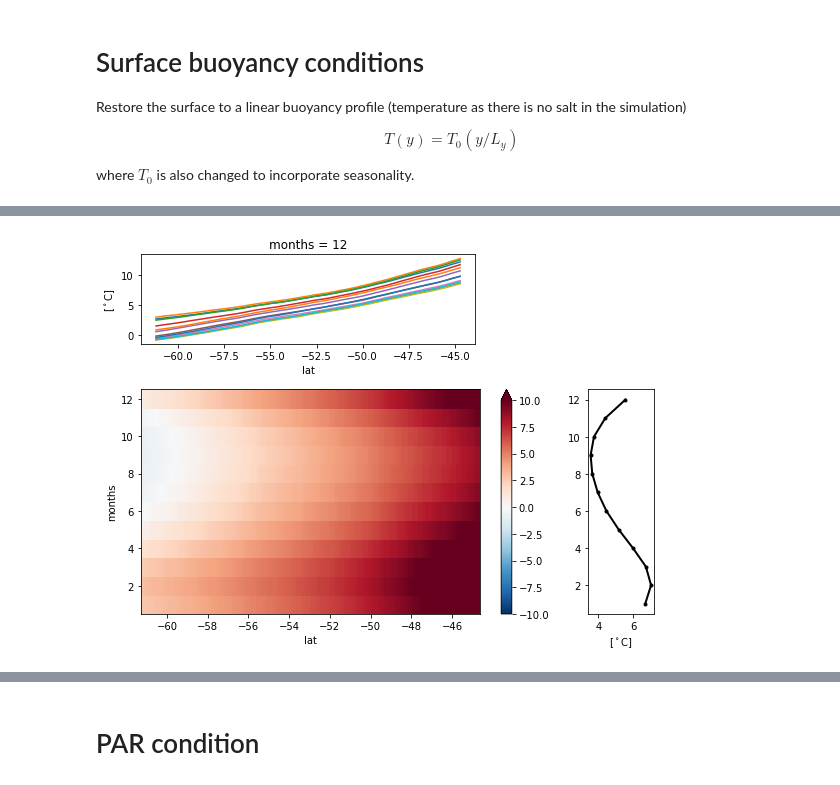
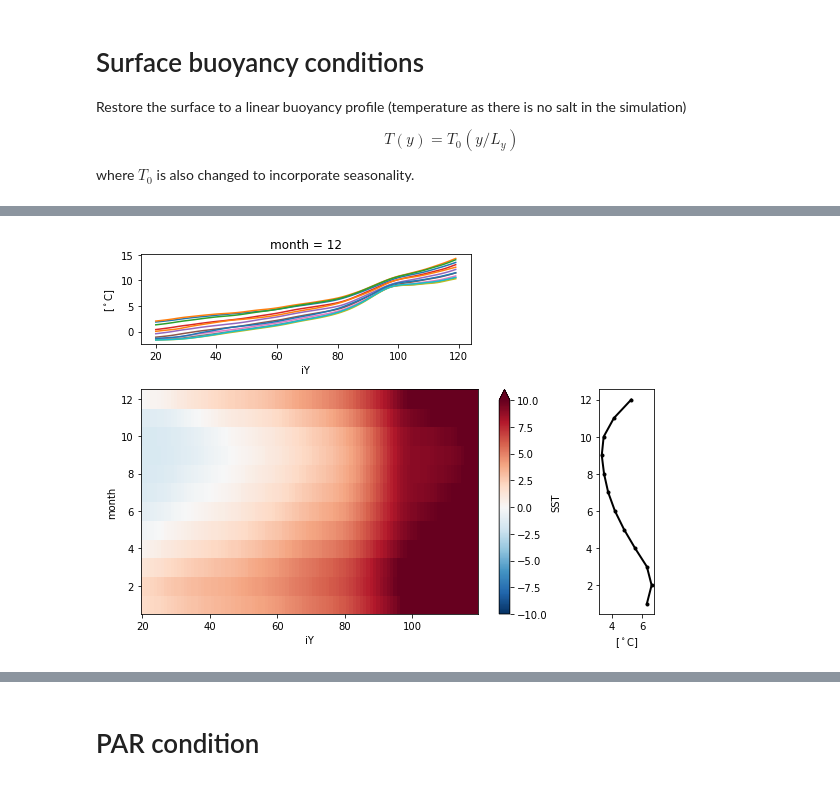
Before and after one commit to liutongya/3D2804, a Jupyter notebook: notebooks/input_10km_run.ipynb, the cells around one changed output, grey strips where cells are left out. Saved outputs shown, nothing was run; the diff lists cells and outputs as text; code cells hidden in the pictures.

```diff
--- a/notebooks/input_10km_run.ipynb
+++ b/notebooks/input_10km_run.ipynb
@@ -83,7 +92,8 @@ tau = np.zeros([ny,nx])
 # also make sure that the wind profile looks the same in all the runs with different resolution.
 
 dy = yc[1,1] - yc[0,1]
-tau = tau0.data[:,np.newaxis,np.newaxis]*(np.sin(np.pi* (yc)/(Ly))**2) # slightly squeezed wind profile to account
+tau_realistic = tau0.data[:,np.newaxis,np.newaxis]*(np.sin(np.pi* (yc)/(Ly))**2) # slightly squeezed wind profile to account
+tau = tau_ideal[:,np.newaxis,np.newaxis]*(np.sin(np.pi* (yc)/(Ly))**2)
 # for the presence of land cell at the southern most grid cell.
 # %%
 colors = ['g','y','orange','brown','r','m','pink','purple','indigo','b','c','olive']
@@ -143,0 +173,16 @@ Tvar[:,20:].plot()
+# %%
+sst = sst_n[:,np.newaxis] + np.linspace(-10.,0.,num=ny)[np.newaxis,:]
+# sst = np.zeros((12,ny))
+# mid = int(.5*ny)
+# thfr = int(.75*ny)
+# for i in range(12):
+#     sst[i,:mid+1] = np.linspace(sst_s[i],sst_m[i],mid+1)
+#     sst[i,mid:thfr+1] = np.linspace(sst_m[i],8.5,thfr-mid+1)
+#     sst[i,thfr:] = np.linspace(8.5,sst_n[i],ny-thfr,endpoint=False)
+# sst_lin = sst.copy()
+# sst[:,125:166] += np.linspace(0,-1.25,num=41)
+# sst[:,166:176] += np.linspace(-1.25,0,num=11)[1:]
+
+fig, ax = plt.subplots()
+cax = ax.pcolormesh(sst)
+fig.colorbar(cax)
@@ -143,0 +196,16 @@ Tvar[:,20:].plot()
+# %%
+fig = plt.figure(figsize=(7,6))
+gs = gridspec.GridSpec(nrows=3,ncols=5)
+ax1 = plt.subplot(gs[0,:4])
+ax2 = plt.subplot(gs[1:,:4])
+ax3 = plt.subplot(gs[1:,4:])
+for i in range(12):
+    ax1.plot(sst[i])
+ax1.plot(range(200),7.05*np.ones(200), 'k--')
+# ax1.plot(range(200),8.*np.ones(200), 'k--')
+ax1.set_ylabel(r'[$^\circ$C]')
+ax2.pcolormesh(range(200),range(1,13),sst[:], vmax=1.2e1, rasterized=True)
+ax3.plot(sst[:,0], range(1,13), 'k.-', lw=2)
+ax3.set_xlabel(r'[$^\circ$C]')
+# ax2.colorbar()
+plt.tight_layout()
@@ -144,16 +257,16 @@ Tvar[:,20:].plot()
 # %%
 fig = plt.figure(figsize=(8,6))
 gs = gridspec.GridSpec(nrows=3,ncols=6)
 ax1 = plt.subplot(gs[0,:4])
 ax2 = plt.subplot(gs[1:,:5])
 ax3 = plt.subplot(gs[1:,5:])
 for i in range(12):
-    Tvar[i,20:].plot(ax=ax1)
+    sst[i,20:120].plot(ax=ax1)
 ax1.set_ylabel(r'[$^\circ$C]')
-Tvar[:,20:].plot(ax=ax2, vmax=1e1, rasterized=True)
-ax3.plot(Tvar[:,20:].mean('lat'),Tvar.months, 'k.-', lw=2)
+sst[:,20:120].plot(ax=ax2, vmax=1e1, rasterized=True)
+ax3.plot(sst[:,20:120].mean('iY'),sst.month, 'k.-', lw=2)
 ax3.set_xlabel(r'[$^\circ$C]')
 plt.tight_layout()
-plt.savefig('SurfaceTempRelax_seasonality.pdf')
+# plt.savefig('SurfaceTempRelax_seasonality.pdf')
 # %% [output]
-[figure, old version]
+[figure, new version]
```
Also changed, not shown: parts of 62 cells of this notebook, 3 other files.
